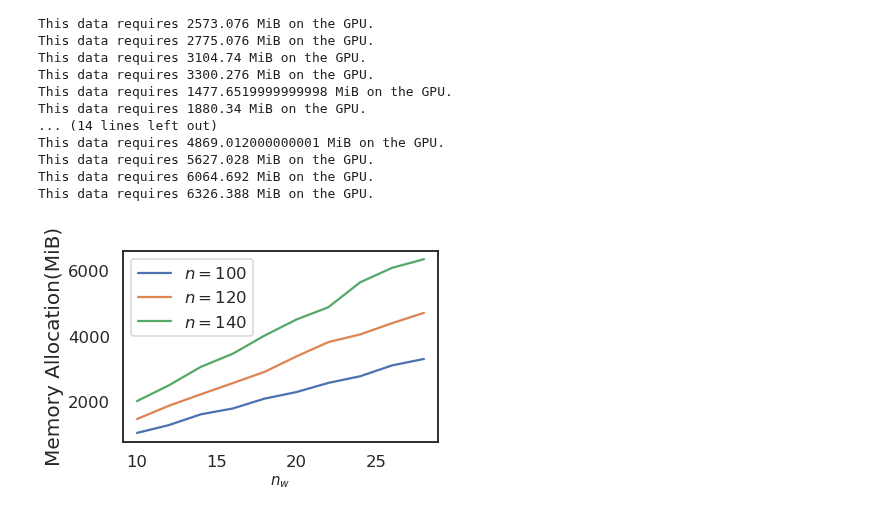
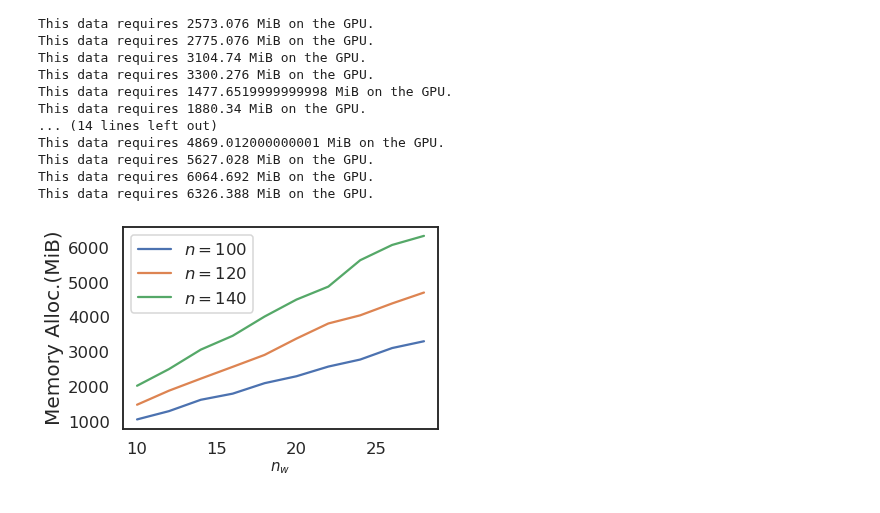
Before and after one commit to statisticalbiotechnology/parallelPermutationTest, a Jupyter notebook: 10.MemoryAllocation.ipynb, the cells around one changed output. Drawn from its saved outputs; the diff is of its cells as text; code cells hidden in the pictures.

```diff
--- a/10.MemoryAllocation.ipynb
+++ b/10.MemoryAllocation.ipynb
@@ -87,6 +87,6 @@ This data requires 6064.692 MiB on the GPU.
 This data requires 6326.388 MiB on the GPU.
 # %%
 plotSNS((allMemSList[0],r"$n=100$"), (allMemSList[1],r"$n=120$"), (allMemSList[2],
-                                        r"$n=140$") , s, "Memory Allocation(MiB)", r"$n_{w}$",path=getPATH(path, "bins"))
+                                        r"$n=140$") , s, "Memory Alloc.(MiB)", r"$n_{w}$",path=getPATH(path, "bins"))
 # %% [output]
-[figure, old version]
+[figure, new version]
```
Also changed, not shown: parts of 1 cell of this notebook, 2 other files.
